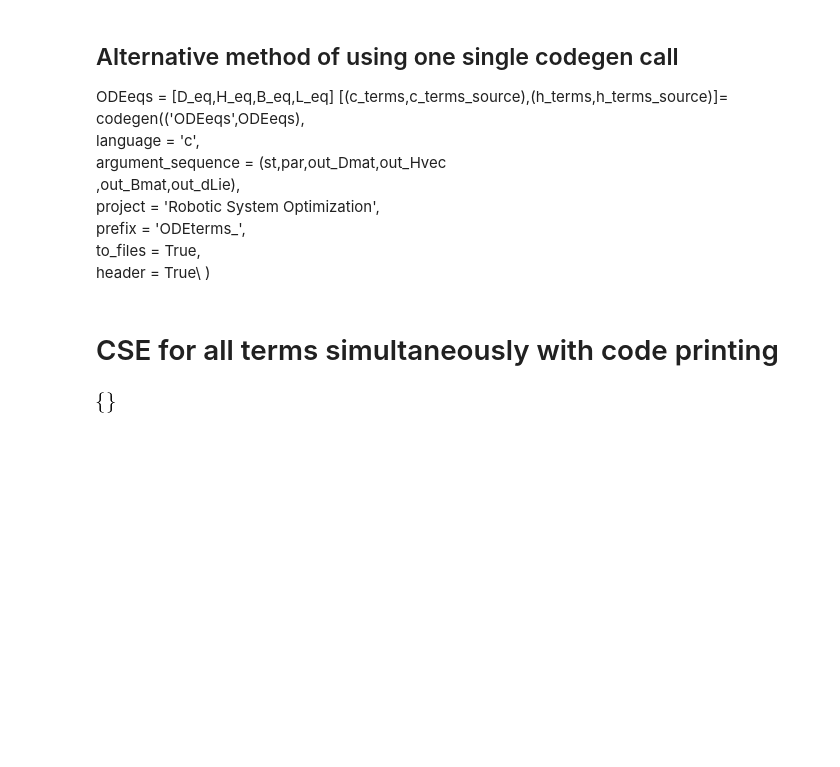
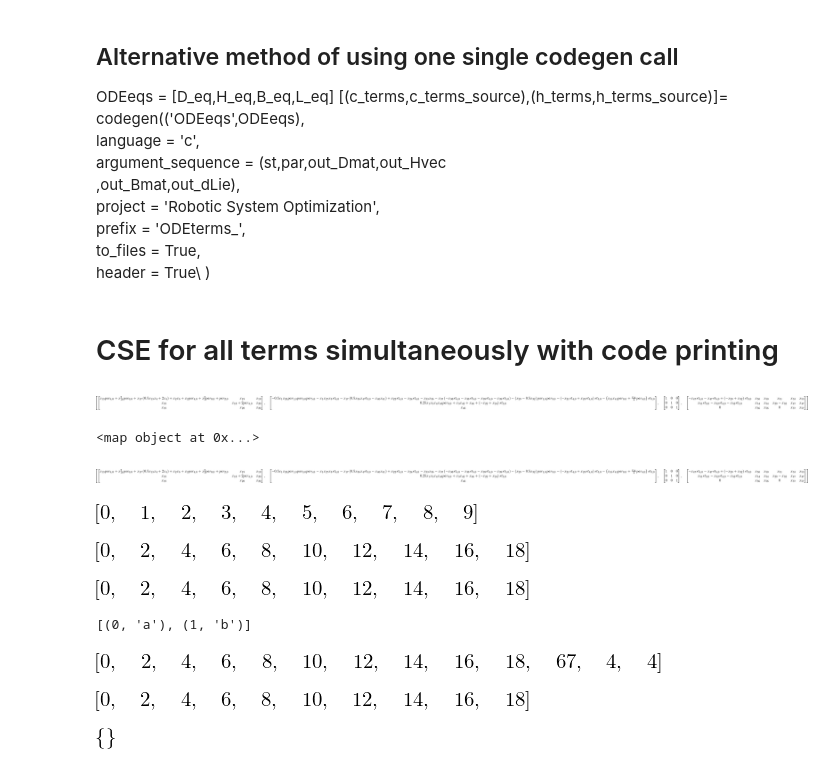
Before and after one commit to michaelzeagler/OptProject, a Jupyter notebook: ArmDefinition.ipynb, the cells around one changed output. Cells and saved outputs as stored; diff of their text form; code cells hidden in the pictures; blank space fills up the shorter version.

```diff
--- a/ArmDefinition.ipynb
+++ b/ArmDefinition.ipynb
@@ -287,26 +286,37 @@ ODEeqs = [D_eq,H_eq,B_eq,L_eq]
 # %%
 # generating subexpressions
 
 subextemp, ODEtermstemp = cse([D.xreplace(vmap),\
                                H.xreplace(vmap),\
                                B.xreplace(vmap),\
                                dLie.xreplace(vmap)])
 
 
 subex_mat = Matrix(subextemp).xreplace(fvalmap)
 subex_lh  = Matrix(subex_mat[:,0])
 subex_rh  = Matrix(subex_mat[:,1])
 
 
 subvar = []
 
 sub_map = dict(zip(subex_mat[:,0],subvar))
 
 nsubexestemp = subex_lh.shape
 nsubexes = nsubexestemp[0]
 
 
 
 ODEterms =[];
 for ind in range(0, len(ODEtermstemp)):
     ODEterms.append(ODEtermstemp[ind].xreplace(fvalmap))
+
+ODEterms
+# %% [output]
+[figure, added]
+# %%
+def fvalreplace(ODEterm):
+    return ODEterm.xreplace(fvalmap)
+
+ODEterms = map(fvalreplace, ODEtermstemp)
+# %% [output]
+<map object at 0x...>
@@ -313,3 +325,47 @@ for ind in range(0, len(ODEtermstemp)):
+# %%
+ODEterms = [ODEtermstemp_i.xreplace(fvalmap) for ODEtermstemp_i in ODEtermstemp]
+ODEterms
+# %% [output]
+[figure, added]
+# %%
+x = list(range(10))
+x
+# %% [output]
+[figure, added]
+# %%
+# list comprehension
+y= [xi*2 for xi in x]
+y
+# %% [output]
+[figure, added]
+# %%
+y2 = []
+for xi in x:
+    y2.append(xi*2)
+
+y2
+# %% [output]
+[figure, added]
+# %%
+list(enumerate(["a","b"]))
+# %% [output]
+[(0, 'a'), (1, 'b')]
+# %%
+y3 = [4,5,6,44,3,3,4,5,6,7,67,4,4]
+for i,xi in enumerate(x):
+    y3[i] = xi*2
+
+y3
+# %% [output]
+[figure, added]
+# %%
+def carlosFunc(xi):
+    return xi*2
+
+y4 = map(carlosFunc,x)
+list(y4)
+# %% [output]
+[figure, added]
 # %%
 sub_map
 # %% [output]
```
Also changed, not shown: parts of 9 cells of this notebook, 2 other files.
